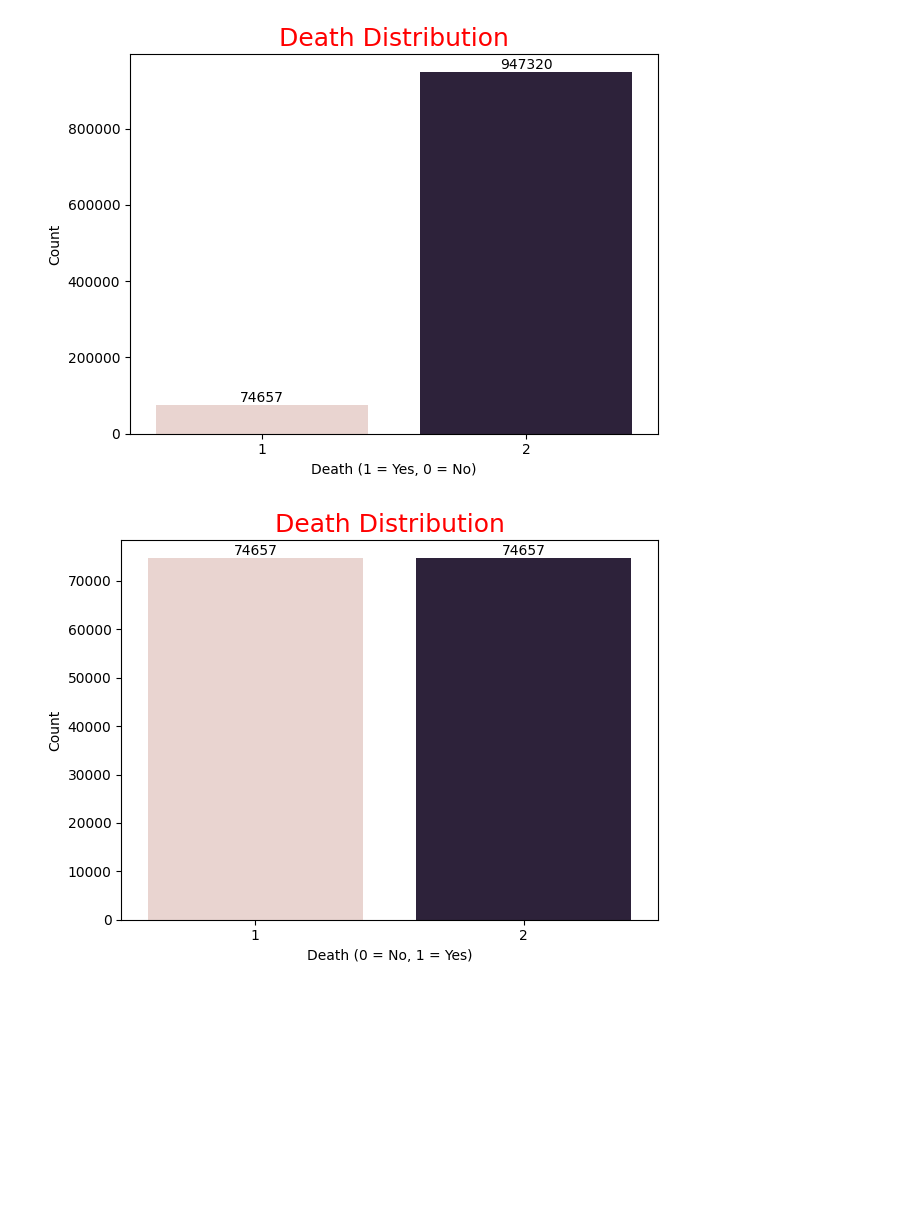
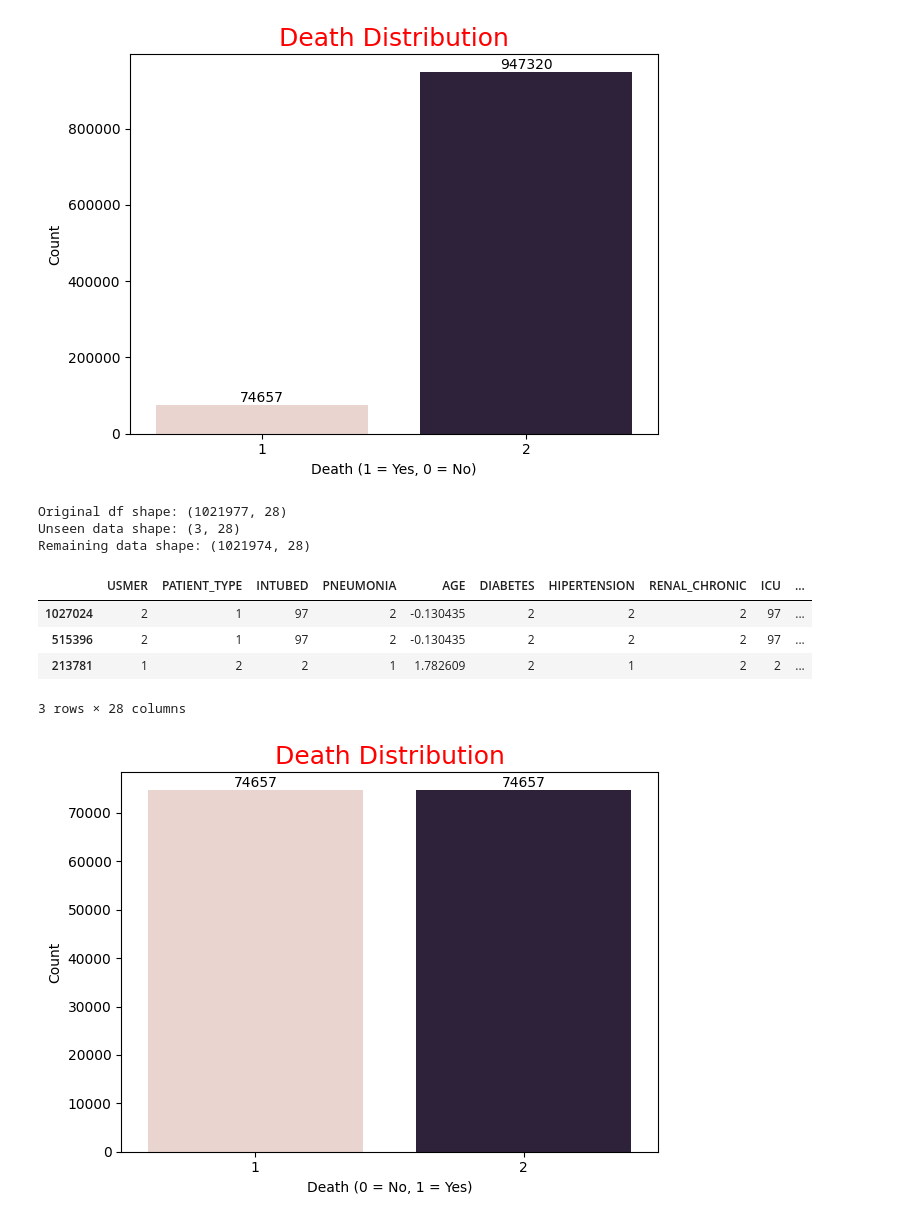
Before and after one commit to katsura919/elective2-repo, a Jupyter notebook: Covid/train.ipynb, the cells around one changed output. Saved outputs shown, nothing was run; the diff lists cells and outputs as text; code cells hidden in the pictures; blank space fills up the shorter version.

Commit message:
added unseen data

```diff
--- a/Covid/train.ipynb
+++ b/Covid/train.ipynb
@@ -184,6 +184,30 @@ df = pd.get_dummies(df,columns=["MEDICAL_UNIT","CLASIFFICATION_FINAL"],drop_firs
 # %%
 scaler = RobustScaler()
 df.AGE = scaler.fit_transform(df.AGE.values.reshape(-1,1))
+# %%
+# Original DataFrame
+print("Original df shape:", df.shape)
+
+# Step 1: Extract 3 random unseen rows
+unseen_data = df.sample(n=3, random_state=42)
+
+# Step 2: Remove them from the original DataFrame
+remaining_data = df.drop(unseen_data.index)
+
+# Step 3: Show the shapes
+print("Unseen data shape:", unseen_data.shape)
+print("Remaining data shape:", remaining_data.shape)
+
+unseen_data.head()
+# %% [output]
+Original df shape: (1021977, 28)
+Unseen data shape: (3, 28)
+Remaining data shape: (1021974, 28)
+|  | USMER | PATIENT_TYPE | INTUBED | PNEUMONIA | AGE | DIABETES | HIPERTENSION | RENAL_CHRONIC | ICU | ... |
+| 1027024 | 2 | 1 | 97 | 2 | -0.130435 | 2 | 2 | 2 | 97 | ... |
+| 515396 | 2 | 1 | 97 | 2 | -0.130435 | 2 | 2 | 2 | 97 | ... |
+| 213781 | 1 | 2 | 2 | 1 | 1.782609 | 2 | 1 | 2 | 2 | ... |
+3 rows × 28 columns
 # %%
 x = df.drop(columns="DEATH")
 y = df["DEATH"]
```
Also changed, not shown: parts of 1 cell of this notebook.
